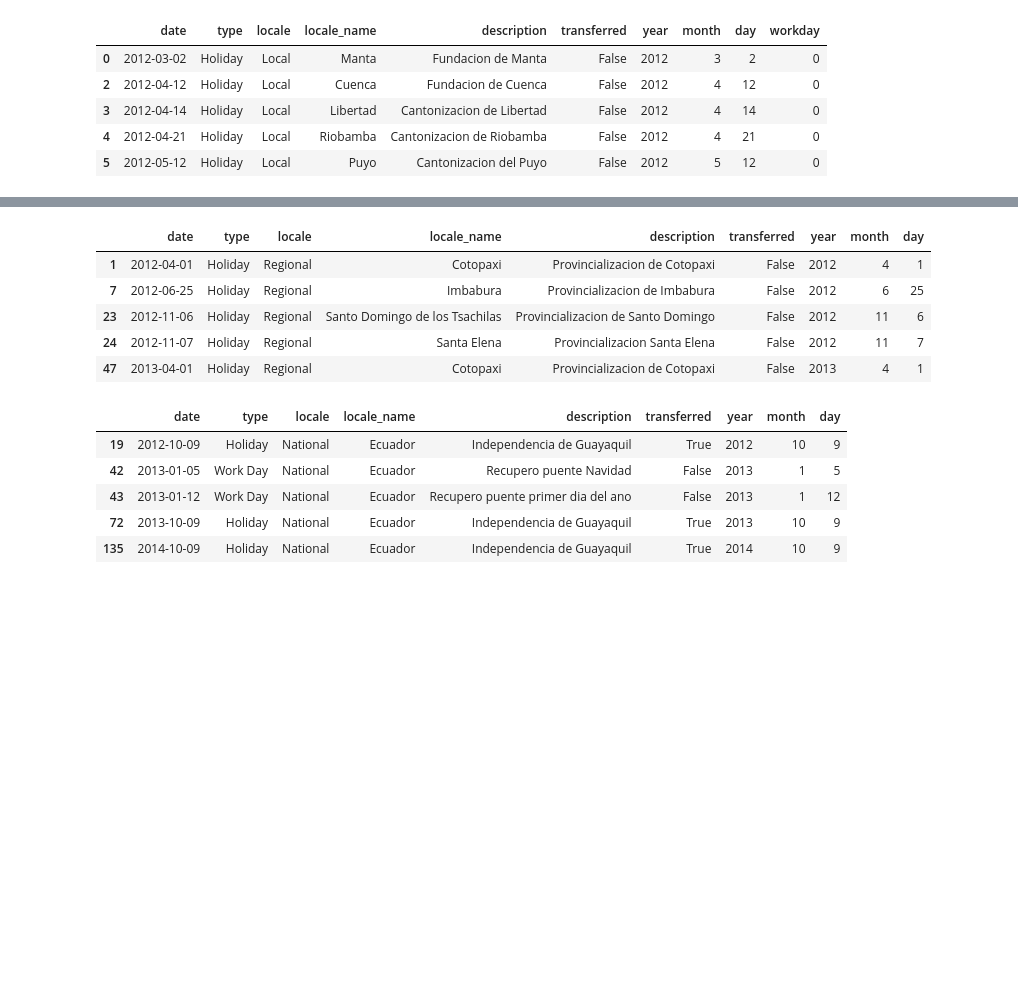
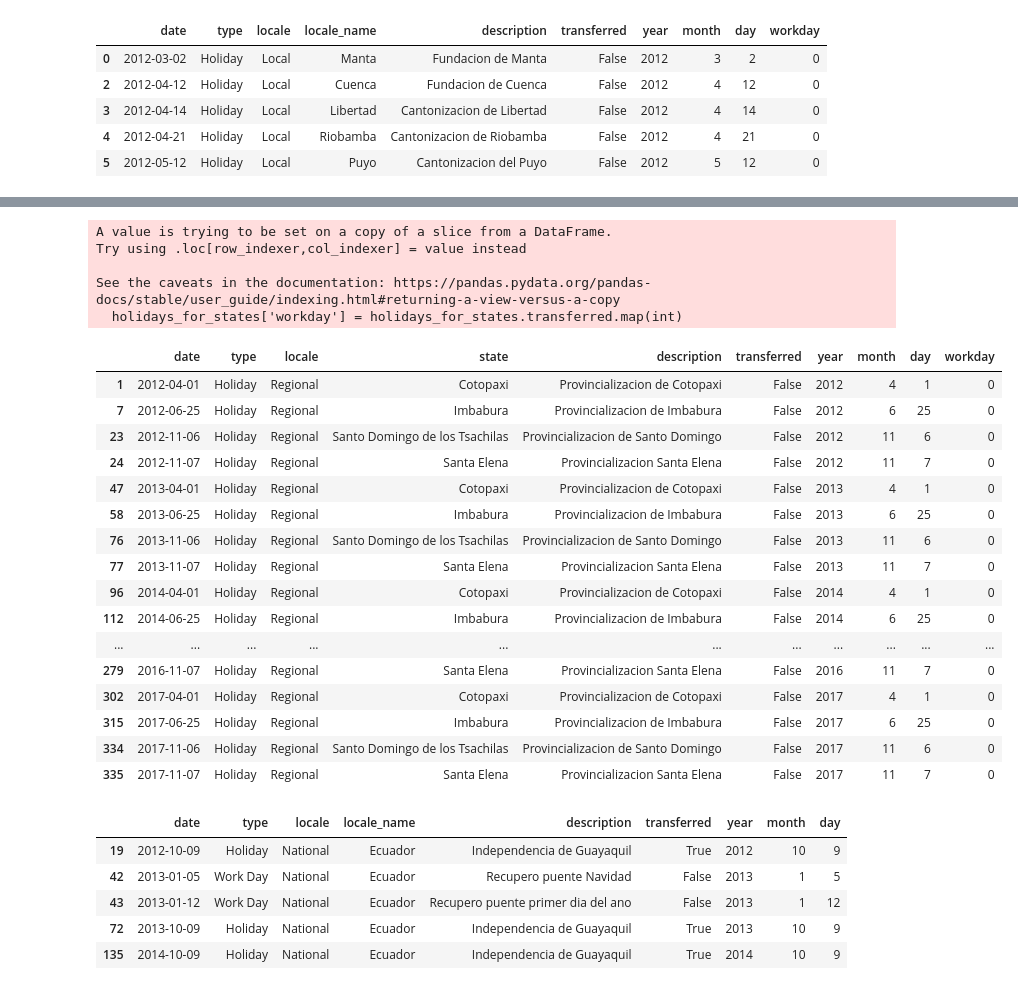
Before and after one commit to anthonypotekhin/kaggle, a Jupyter notebook: store_sales.ipynb, the cells around one changed output, grey strips where cells are left out. Cells and saved outputs as stored; diff of their text form; code cells hidden in the pictures; blank space fills up the shorter version.

Commit message:
update with info holidays

```diff
--- a/store_sales.ipynb
+++ b/store_sales.ipynb
@@ -169,16 +180,37 @@ holidays_for_cities.head()
 # %%
 # нерабочие для штатов (24 дня за все годы)
 
 holidays_for_states = holiday_df[holiday_df.locale == 'Regional']
 
-holidays_for_states.head()
+# добавим столбец нерабочих дней
+holidays_for_states['workday'] = holidays_for_states.transferred.map(int)
+
+# переименуем locale_name в имя штата (в этой таблице остались только имена штатов)
+holidays_for_states = holidays_for_states.rename(columns= {'locale_name': 'state'})
+holidays_for_states
 # %% [output]
+A value is trying to be set on a copy of a slice from a DataFrame.
+Try using .loc[row_indexer,col_indexer] = value instead
+
+See the caveats in the documentation: https://pandas.pydata.org/pandas-docs/stable/user_guide/indexing.html#returning-a-view-versus-a-copy
+  holidays_for_states['workday'] = holidays_for_states.transferred.map(int)
-|  | date | type | locale | locale_name | description | transferred | year | month | day |
-| 1 | 2012-04-01 | Holiday | Regional | Cotopaxi | Provincializacion de Cotopaxi | False | 2012 | 4 | 1 |
-| 7 | 2012-06-25 | Holiday | Regional | Imbabura | Provincializacion de Imbabura | False | 2012 | 6 | 25 |
-| 23 | 2012-11-06 | Holiday | Regional | Santo Domingo de los Tsachilas | Provincializacion de Santo Domingo | False | 2012 | 11 | 6 |
-| 24 | 2012-11-07 | Holiday | Regional | Santa Elena | Provincializacion Santa Elena | False | 2012 | 11 | 7 |
-| 47 | 2013-04-01 | Holiday | Regional | Cotopaxi | Provincializacion de Cotopaxi | False | 2013 | 4 | 1 |
+|  | date | type | locale | state | description | transferred | year | month | day | workday |
+| 1 | 2012-04-01 | Holiday | Regional | Cotopaxi | Provincializacion de Cotopaxi | False | 2012 | 4 | 1 | 0 |
+| 7 | 2012-06-25 | Holiday | Regional | Imbabura | Provincializacion de Imbabura | False | 2012 | 6 | 25 | 0 |
+| 23 | 2012-11-06 | Holiday | Regional | Santo Domingo de los Tsachilas | Provincializacion de Santo Domingo | False | 2012 | 11 | 6 | 0 |
+| 24 | 2012-11-07 | Holiday | Regional | Santa Elena | Provincializacion Santa Elena | False | 2012 | 11 | 7 | 0 |
+| 47 | 2013-04-01 | Holiday | Regional | Cotopaxi | Provincializacion de Cotopaxi | False | 2013 | 4 | 1 | 0 |
+| 58 | 2013-06-25 | Holiday | Regional | Imbabura | Provincializacion de Imbabura | False | 2013 | 6 | 25 | 0 |
+| 76 | 2013-11-06 | Holiday | Regional | Santo Domingo de los Tsachilas | Provincializacion de Santo Domingo | False | 2013 | 11 | 6 | 0 |
+| 77 | 2013-11-07 | Holiday | Regional | Santa Elena | Provincializacion Santa Elena | False | 2013 | 11 | 7 | 0 |
+| 96 | 2014-04-01 | Holiday | Regional | Cotopaxi | Provincializacion de Cotopaxi | False | 2014 | 4 | 1 | 0 |
+| 112 | 2014-06-25 | Holiday | Regional | Imbabura | Provincializacion de Imbabura | False | 2014 | 6 | 25 | 0 |
+| ... | ... | ... | ... | ... | ... | ... | ... | ... | ... | ... |
+| 279 | 2016-11-07 | Holiday | Regional | Santa Elena | Provincializacion Santa Elena | False | 2016 | 11 | 7 | 0 |
+| 302 | 2017-04-01 | Holiday | Regional | Cotopaxi | Provincializacion de Cotopaxi | False | 2017 | 4 | 1 | 0 |
+| 315 | 2017-06-25 | Holiday | Regional | Imbabura | Provincializacion de Imbabura | False | 2017 | 6 | 25 | 0 |
+| 334 | 2017-11-06 | Holiday | Regional | Santo Domingo de los Tsachilas | Provincializacion de Santo Domingo | False | 2017 | 11 | 6 | 0 |
+| 335 | 2017-11-07 | Holiday | Regional | Santa Elena | Provincializacion Santa Elena | False | 2017 | 11 | 7 | 0 |
 # %%
 # рабочие для всех (17 дней за все годы): либо перенесенные праздники , либо замененные на рабочие дни
 
```
Also changed, not shown: parts of 18 cells of this notebook.
